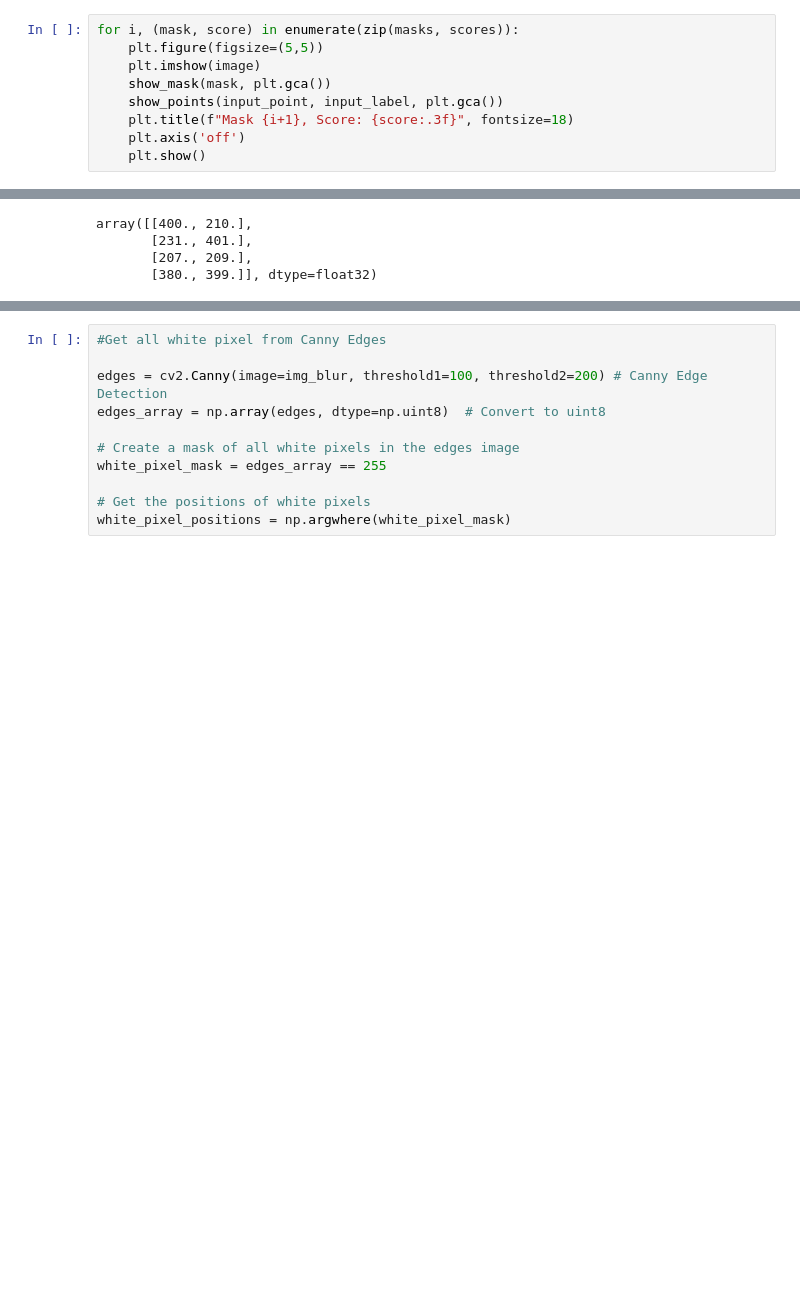
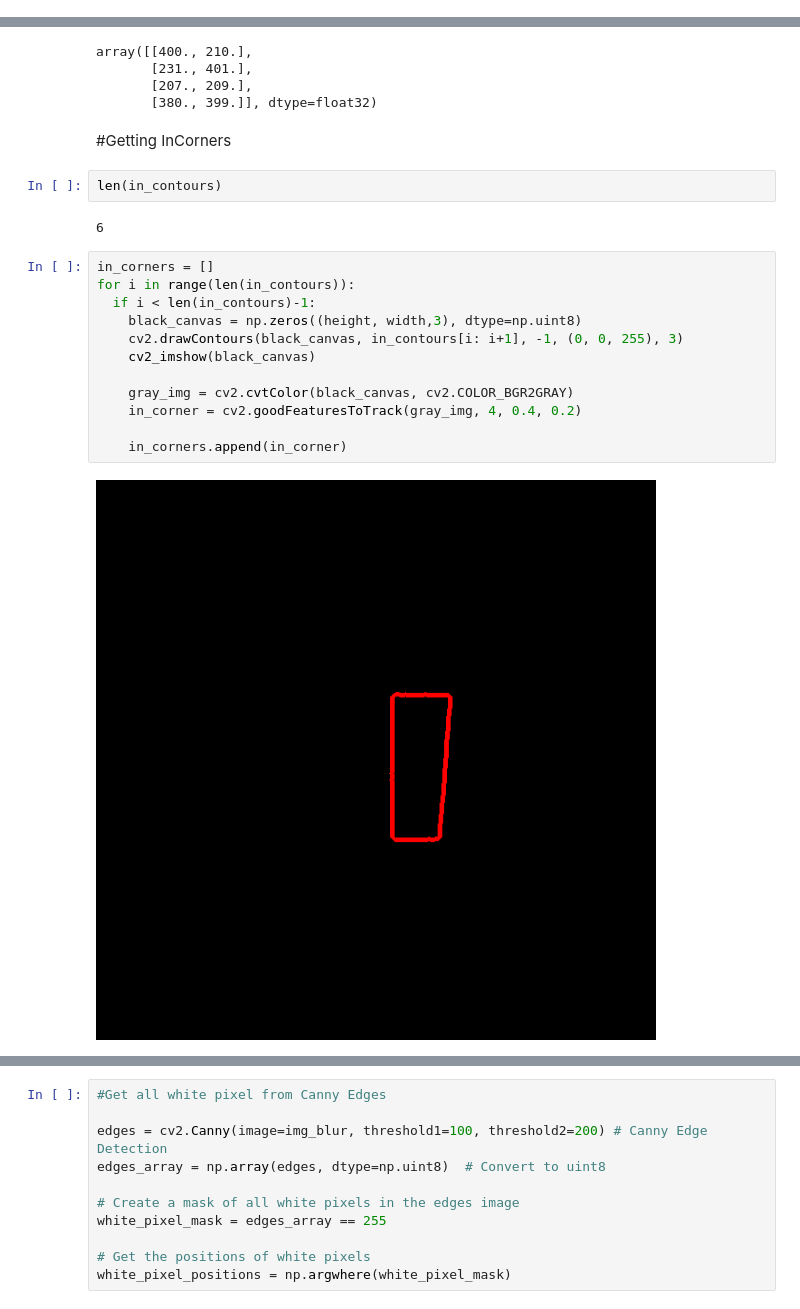
Before and after one commit to JanMeow/ML-cases, a Jupyter notebook: 0823_SAM_Coupling.ipynb, the cells around one changed output, grey strips where cells are left out. Drawn from its saved outputs; the diff is of its cells as text; blank space fills up the shorter version.

```diff
--- a/0823_SAM_Coupling.ipynb
+++ b/0823_SAM_Coupling.ipynb
@@ -632,9 +603,0 @@ masks, scores, logits = predictor.predict(
-# %%
-for i, (mask, score) in enumerate(zip(masks, scores)):
-    plt.figure(figsize=(5,5))
-    plt.imshow(image)
-    show_mask(mask, plt.gca())
-    show_points(input_point, input_label, plt.gca())
-    plt.title(f"Mask {i+1}, Score: {score:.3f}", fontsize=18)
-    plt.axis('off')
-    plt.show()
@@ -827,3 +786,23 @@ array([[400., 210.],
        [231., 401.],
        [207., 209.],
        [380., 399.]], dtype=float32)
+# %% [markdown]
+#Getting InCorners
+# %%
+len(in_contours)
+# %% [output]
+6
+# %%
+in_corners = []
+for i in range(len(in_contours)):
+  if i < len(in_contours)-1:
+    black_canvas = np.zeros((height, width,3), dtype=np.uint8)
+    cv2.drawContours(black_canvas, in_contours[i: i+1], -1, (0, 0, 255), 3)
+    cv2_imshow(black_canvas)
+
+    gray_img = cv2.cvtColor(black_canvas, cv2.COLOR_BGR2GRAY)
+    in_corner = cv2.goodFeaturesToTrack(gray_img, 4, 0.4, 0.2)
+
+    in_corners.append(in_corner)
+# %% [output]
+[figure, added]
```
Also changed, not shown: parts of 43 cells of this notebook.
